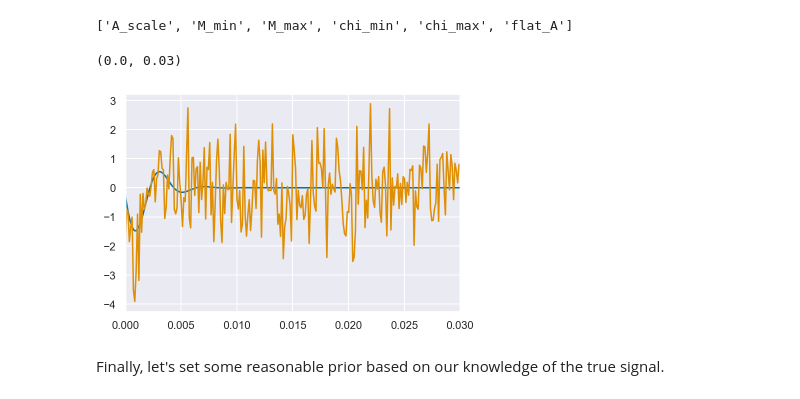
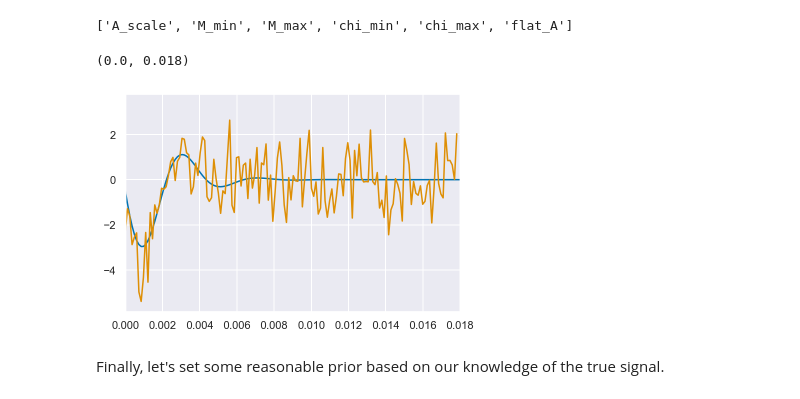
Before and after one commit to Sizheng-Ma/ringdown, a Jupyter notebook: docs/examples/from_nr_sinusoid_mchi.ipynb, the cells around one changed output. Drawn from its saved outputs; the diff is of its cells as text; code cells hidden in the pictures.

```diff
--- a/docs/examples/from_nr_sinusoid_mchi.ipynb
+++ b/docs/examples/from_nr_sinusoid_mchi.ipynb
@@ -78,7 +78,7 @@ chi=0.692085186818
 M_est=65
 t_unit=M_est*2950./2/299792458
 # %%
-mag_from_nr=5*np.array([  0.13657646 +0.95055905j,   3.14657959 -2.71266413j,
+mag_from_nr=10*np.array([  0.13657646 +0.95055905j,   3.14657959 -2.71266413j,
        -10.84170677 +3.607406j  ,  22.67958241 -8.01885436j,
        -30.44795174+19.91714543j,  22.09429848-26.19835642j,
         -7.43071591+15.89029183j,   1.0005728  -3.63046079j])
@@ -177,18 +176,18 @@ print(fit.valid_model_options)
 
 fit.add_data(data, acf=acf)
 fit.filter_data(chi,M_est*1.,0)
-fit.set_target(t0+0*t_unit, duration=0.03)
+fit.set_target(t0+0*t_unit, duration=0.018)
 # %% [output]
 ['A_scale', 'M_min', 'M_max', 'chi_min', 'chi_max', 'flat_A']
 # %%
 wd=fit.analysis_data
 plot(time,((cond_data)))
 plot(wd[None], label='H1')
-xlim(t0,t0+0.03)
+xlim(t0,t0+0.018)
 # savefig('res.pdf')
 # %% [output]
-(0.0, 0.03)
+(0.0, 0.018)
-[figure, old version]
+[figure, new version]
 # %% [markdown]
 Finally, let's set some reasonable prior based on our knowledge of the true signal.
 # %%
```
Also changed, not shown: parts of 14 cells of this notebook.
